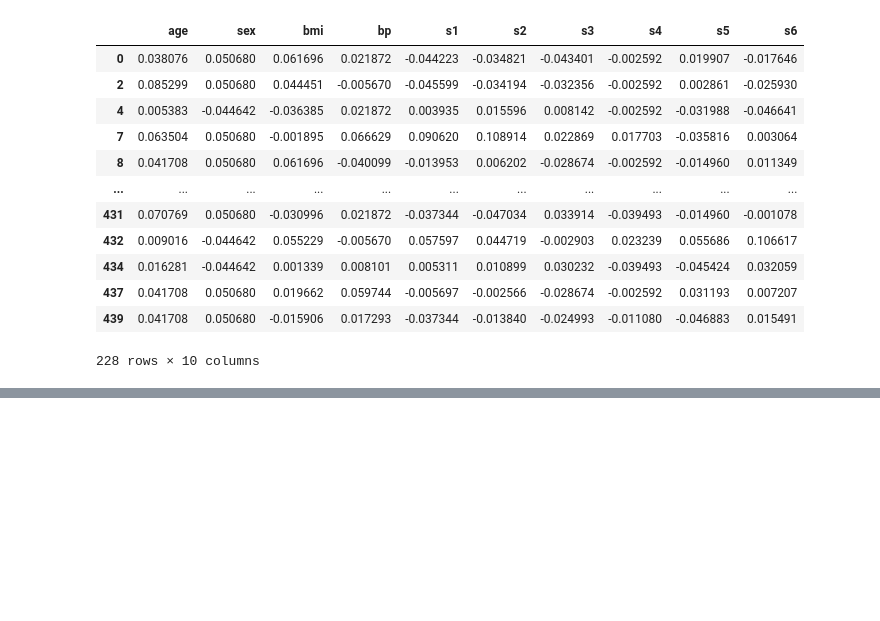
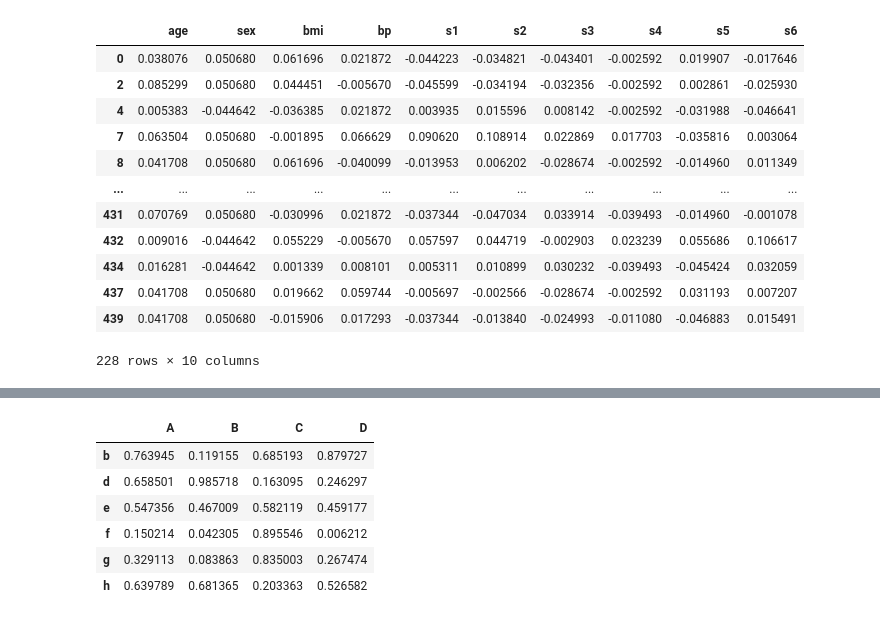
Before and after one commit to shibinAI/Machine-Learning, a Jupyter notebook: Machine Learning Practices/Week1/Pandas_DataSelection_Slicing.ipynb, the cells around one changed output, grey strips where cells are left out. Cells and saved outputs as stored; diff of their text form; code cells hidden in the pictures; blank space fills up the shorter version.

```diff
--- a/Machine Learning Practices/Week1/Pandas_DataSelection_Slicing.ipynb
+++ b/Machine Learning Practices/Week1/Pandas_DataSelection_Slicing.ipynb
@@ -402,0 +551,3 @@ df1
+# %%
+condition_for_selection_OR = (df1['A'] > 0.5) | (df1['B'] < 0.2)
+condition_for_selection_OR
@@ -402,0 +566,10 @@ df1
+# %%
+df1[condition_for_selection_OR]
+# %% [output]
+|  | A | B | C | D |
+| b | 0.763945 | 0.119155 | 0.685193 | 0.879727 |
+| d | 0.658501 | 0.985718 | 0.163095 | 0.246297 |
+| e | 0.547356 | 0.467009 | 0.582119 | 0.459177 |
+| f | 0.150214 | 0.042305 | 0.895546 | 0.006212 |
+| g | 0.329113 | 0.083863 | 0.835003 | 0.267474 |
+| h | 0.639789 | 0.681365 | 0.203363 | 0.526582 |
```
Also changed, not shown: parts of 25 cells of this notebook.
